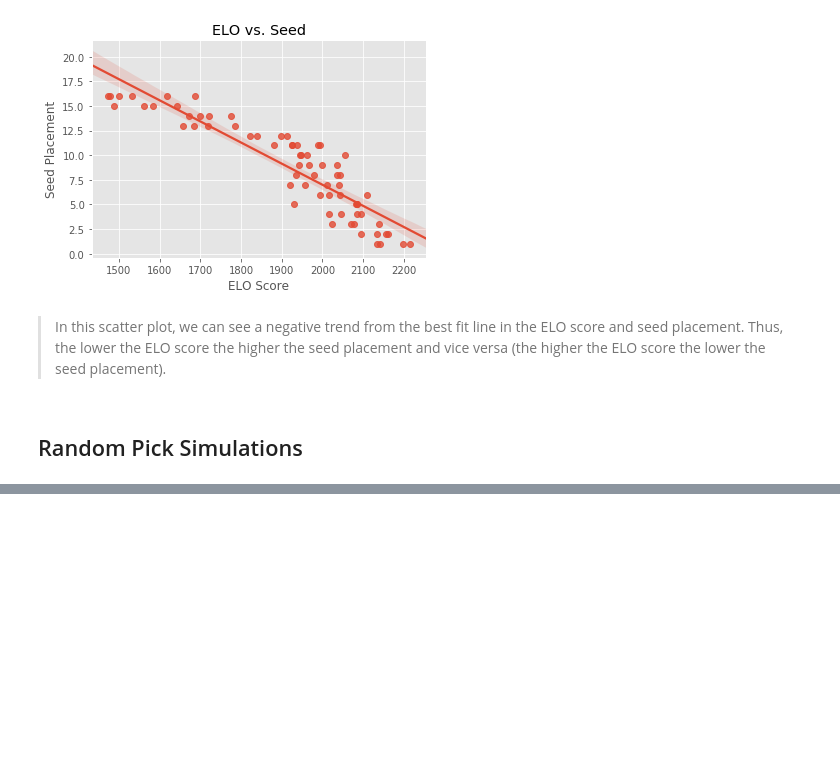
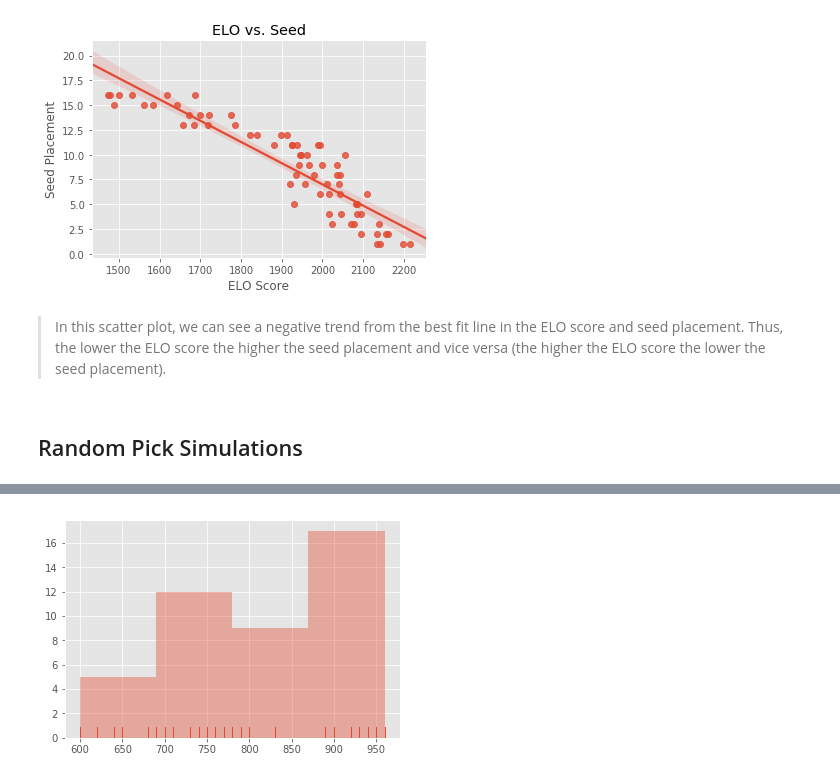
Before and after one commit to ssharif6/NCAA-March-Maddness, a Jupyter notebook: Final Resource.ipynb, the cells around one changed output, grey strips where cells are left out. Cells and saved outputs as stored; diff of their text form; code cells hidden in the pictures; blank space fills up the shorter version.

```diff
--- a/Final Resource.ipynb
+++ b/Final Resource.ipynb
@@ -620,0 +752,8 @@ x.describe()
+# %%
+# Accuracy
+secondModel =[680, 700, 640, 920, 780, 750, 940, 920, 930, 620, 750, 890, 930, 960, 940, 690, 730, 710, 790, 740, 780, 760, 940, 900, 830, 920, 950, 650, 790, 930, 780, 770, 700, 600, 920, 790, 780, 750, 770, 800, 940, 940, 930]
+
+sns.distplot(secondModel, kde=False, rug=True)
+plt.show()
+# %% [output]
+[figure, added]
```
Also changed, not shown: parts of 12 cells of this notebook, 1 other file.
